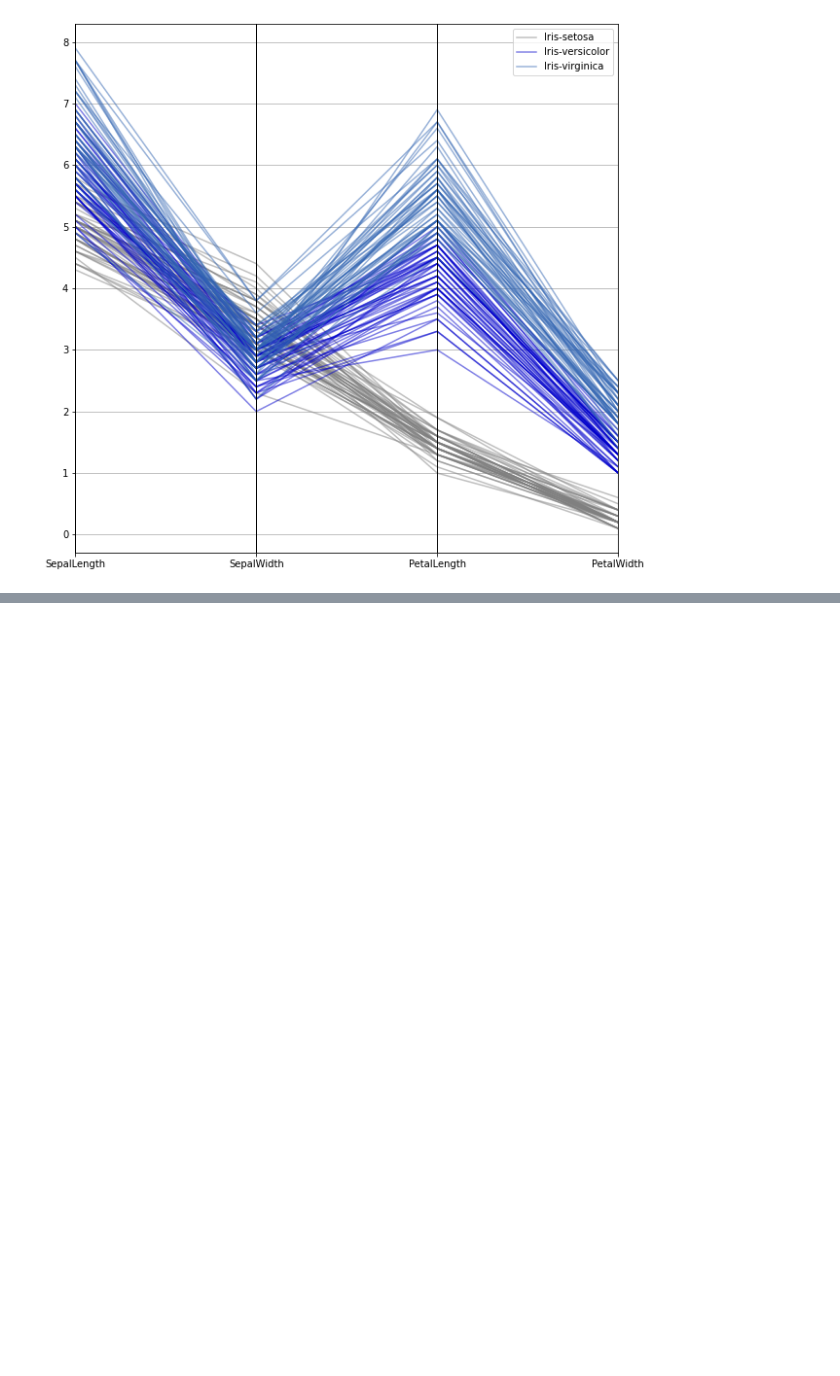
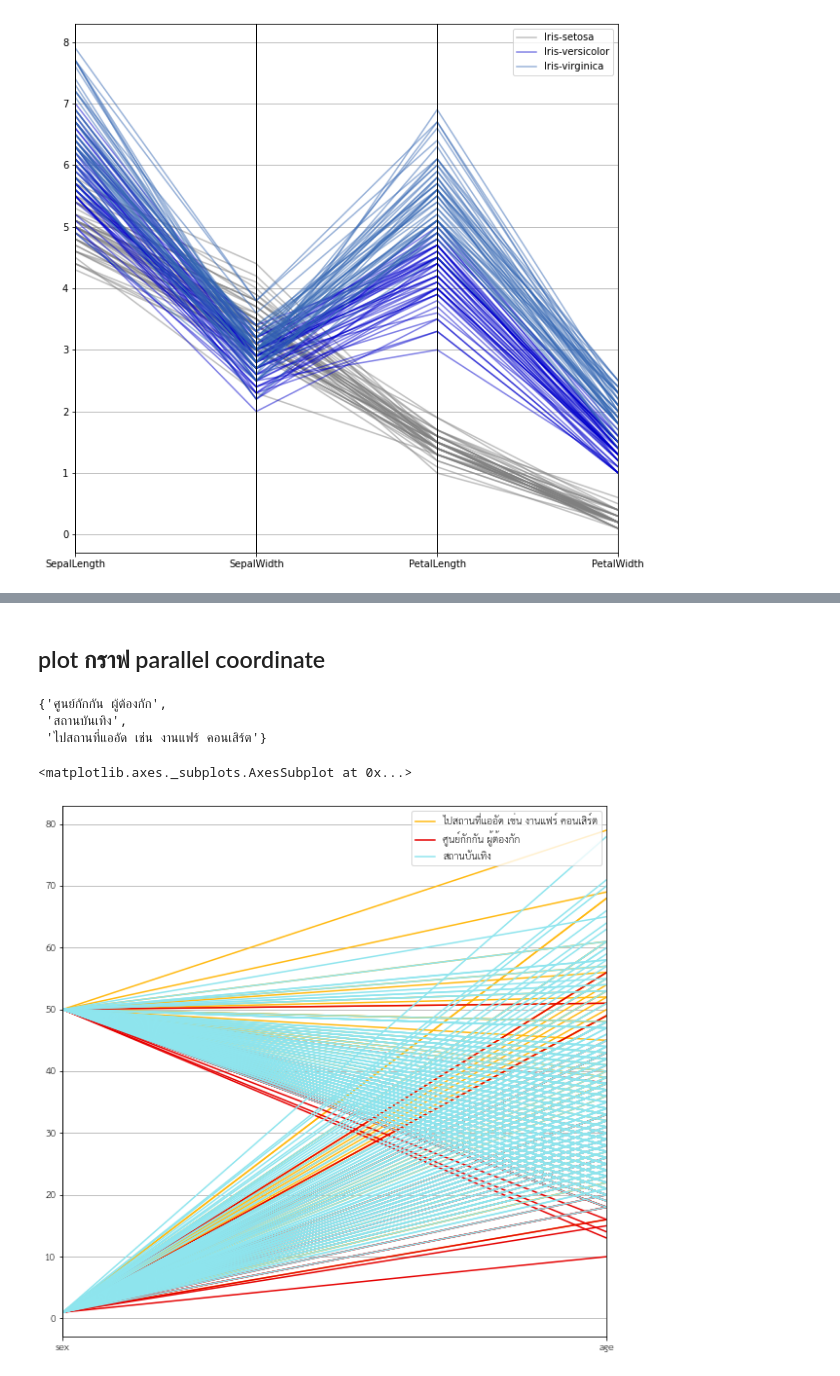
Before and after one commit to SupawadeeKhamthuy/data_viz_2022, a Jupyter notebook: DataViz01_Table_Data.ipynb, the cells around one changed output, grey strips where cells are left out. Drawn from its saved outputs; the diff is of its cells as text; code cells hidden in the pictures; blank space fills up the shorter version.

```diff
--- a/DataViz01_Table_Data.ipynb
+++ b/DataViz01_Table_Data.ipynb
@@ -336,0 +340,3 @@ pd.plotting.parallel_coordinates(data_female,'risk',cols = ['sex','age'], colorm
+# %%
+data_GP1_df2 = data_GP1[data_GP1['risk']=='ศูนย์กักกัน ผู้ต้องกัก'] #เลือกมาเฉพาะ 'risk' ที่เป็น 'ทัณฑสถาน/เรือนจำ'
+data_GP1_df2
@@ -336,0 +357,3 @@ pd.plotting.parallel_coordinates(data_female,'risk',cols = ['sex','age'], colorm
+# %%
+data_GP1_df3 = data_GP1[data_GP1['risk']=='สถานบันเทิง'] #เลือกมาเฉพาะ 'risk' ที่เป็น 'สถานบันเทิง'
+data_GP1_df3
@@ -336,0 +374,3 @@ pd.plotting.parallel_coordinates(data_female,'risk',cols = ['sex','age'], colorm
+# %%
+data = pd.concat([data_GP1_df1,data_GP1_df2,data_GP1_df3]) #รวมตาราง
+data
@@ -336,0 +391,4 @@ pd.plotting.parallel_coordinates(data_female,'risk',cols = ['sex','age'], colorm
+# %%
+# เปลี่ยนคอลัมน์ 'sex' จาก String เป็น ตัวเลข
+data['sex'].replace({'ชาย':1,'หญิง':50}, inplace=True)
+data
@@ -336,0 +409,8 @@ pd.plotting.parallel_coordinates(data_female,'risk',cols = ['sex','age'], colorm
+# %% [markdown]
+## plot กราฟ parallel coordinate
+# %%
+set(data['risk'])
+# %% [output]
+{'ศูนย์กักกัน ผู้ต้องกัก',
+ 'สถานบันเทิง',
+ 'ไปสถานที่แออัด เช่น งานแฟร์ คอนเสิร์ต'}
@@ -336,0 +423,5 @@ pd.plotting.parallel_coordinates(data_female,'risk',cols = ['sex','age'], colorm
+# %%
+pd.plotting.parallel_coordinates(data, 'risk', color=['#FFB90F','#E50000','#8EE5EE'])
+# %% [output]
+<matplotlib.axes._subplots.AxesSubplot at 0x...>
+[figure, added]
```
Also changed, not shown: parts of 70 cells of this notebook.
